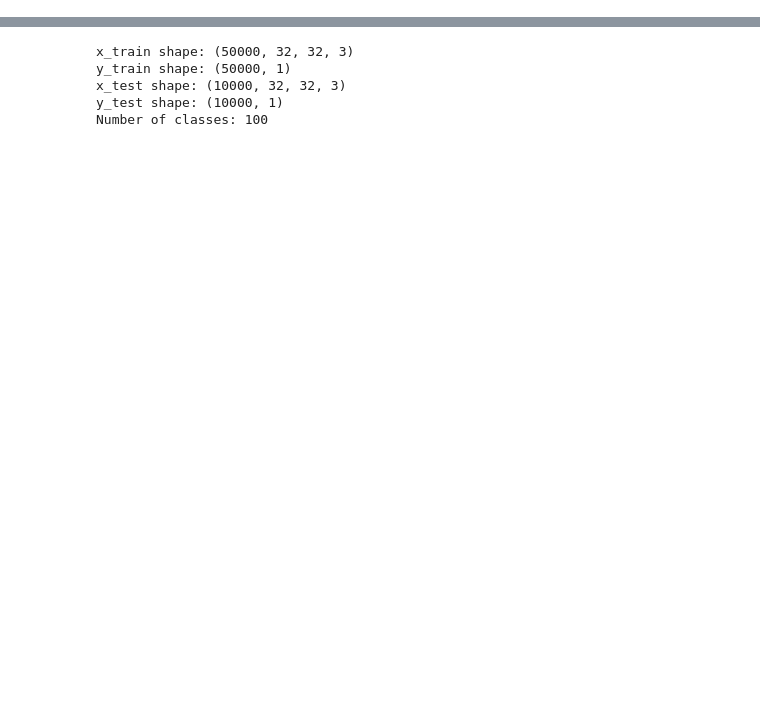
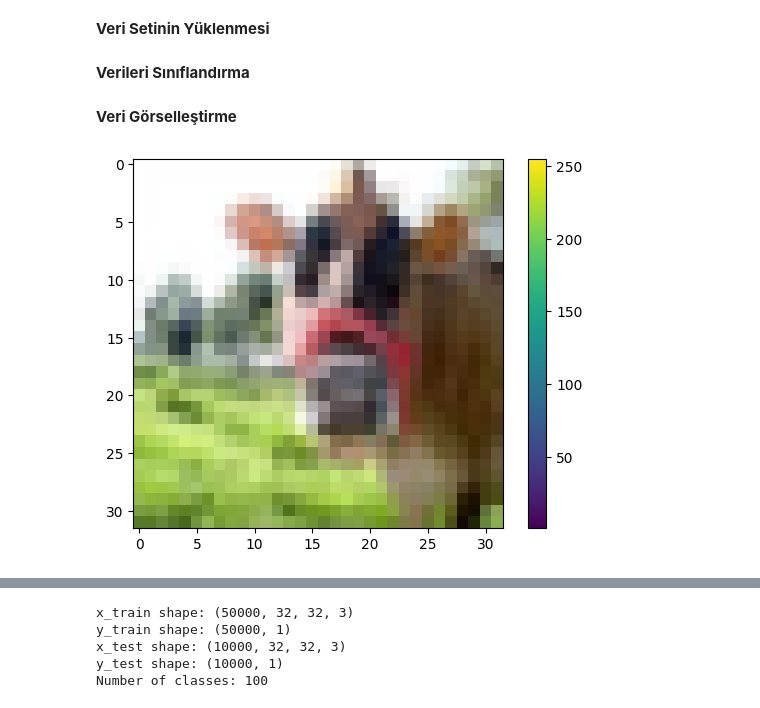
Before and after one commit to gizemkaratas/Aygaz_YZ_Bootcamp_Projesi, a Jupyter notebook: ecom_recommendation_sys.ipynb, the cells around one changed output, grey strips where cells are left out. Cells and saved outputs as stored; diff of their text form; code cells hidden in the pictures; blank space fills up the shorter version.

```diff
--- a/ecom_recommendation_sys.ipynb
+++ b/ecom_recommendation_sys.ipynb
@@ -17,7 +23,0 @@ warnings.filterwarnings('ignore')# Load in the data
-# %%
-# Load in the data
-cifar100 = tf.keras.datasets.cifar100
-
-# Distribute it to train and test set
-(x_train, y_train), (x_val, y_val) = cifar100.load_data()
-print(x_train.shape, y_train.shape, x_val.shape, y_val.shape)
@@ -27,0 +41,2 @@ Downloading data from https://www.cs.toronto.edu/~kriz/cifar-100-python.tar.gz
+# %% [markdown]
+**Veri Setinin Yüklenmesi**
@@ -27,0 +45,2 @@ Downloading data from https://www.cs.toronto.edu/~kriz/cifar-100-python.tar.gz
+# %% [markdown]
+**Verileri Sınıflandırma**
@@ -27,0 +54,10 @@ Downloading data from https://www.cs.toronto.edu/~kriz/cifar-100-python.tar.gz
+# %% [markdown]
+**Veri Görselleştirme**
+# %%
+plt.figure()
+plt.imshow(x_train[0])
+plt.colorbar()
+plt.grid(False)
+plt.show()
+# %% [output]
+[figure, added]
```
Also changed, not shown: parts of 49 cells of this notebook.
